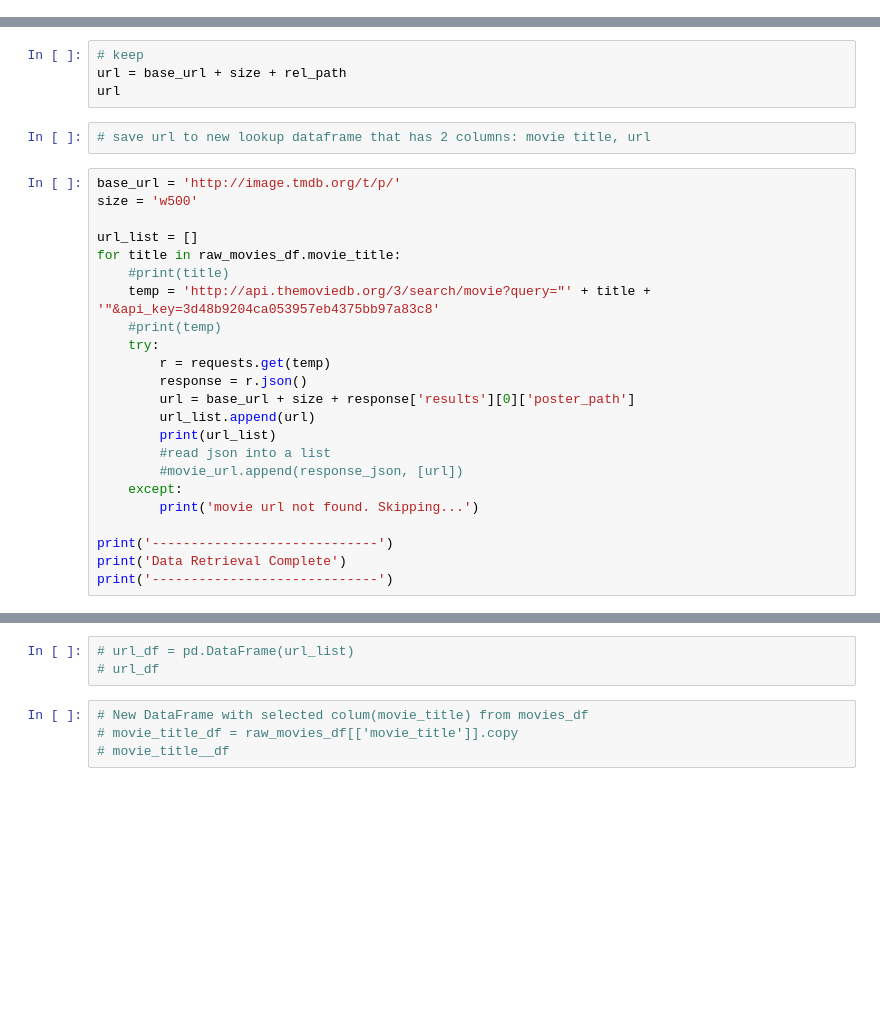
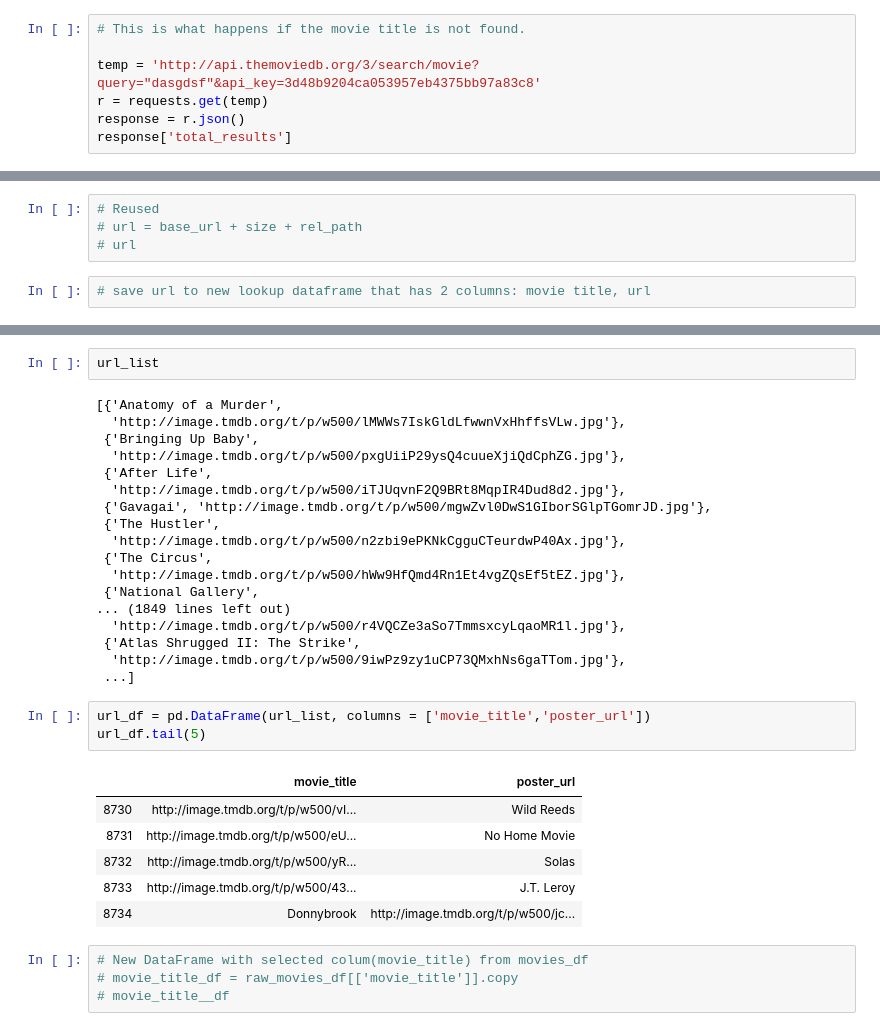
Before and after one commit to AddyBenny/Group_Project_2---UCI-Data-Analysis-Bootcamp-2020---Team-8, a Jupyter notebook: Project.ipynb, the cells around one changed output, grey strips where cells are left out. Drawn from its saved outputs; the diff is of its cells as text; blank space fills up the shorter version.

```diff
--- a/Project.ipynb
+++ b/Project.ipynb
@@ -66,3 +84,10 @@ temp = 'http://api.themoviedb.org/3/search/movie?query=Gavaga&api_key=3d48b9204c
 r = requests.get(temp)
 response = r.json()
 response['results'][0]['poster_path']
+# %%
+# This is what happens if the movie title is not found.
+
+temp = 'http://api.themoviedb.org/3/search/movie?query="dasgdsf"&api_key=3d48b9204ca053957eb4375bb97a83c8'
+r = requests.get(temp)
+response = r.json()
+response['total_results']
@@ -74,29 +101,6 @@ rel_path = '/mgwZvl0DwS1GIborSGlpTGomrJD.jpg'
 # %%
-# keep
-url = base_url + size + rel_path
-url
+# Reused
+# url = base_url + size + rel_path
+# url
 # %%
 # save url to new lookup dataframe that has 2 columns: movie title, url
-# %%
-base_url = 'http://image.tmdb.org/t/p/'
-size = 'w500'
-
-url_list = []
-for title in raw_movies_df.movie_title:
-    #print(title)
-    temp = 'http://api.themoviedb.org/3/search/movie?query="' + title + '"&api_key=3d48b9204ca053957eb4375bb97a83c8'
-    #print(temp)
-    try:
-        r = requests.get(temp)
-        response = r.json()
-        url = base_url + size + response['results'][0]['poster_path']
-        url_list.append(url)
-        print(url_list)
-        #read json into a list
-        #movie_url.append(response_json, [url])
-    except:
-        print('movie url not found. Skipping...')
-
-print('-----------------------------')
-print('Data Retrieval Complete')
-print('-----------------------------')
@@ -103,6 +193,33 @@ print('-----------------------------')
+# %%
+url_list
+# %% [output]
+[{'Anatomy of a Murder',
+  'http://image.tmdb.org/t/p/w500/lMWWs7IskGldLfwwnVxHhffsVLw.jpg'},
+ {'Bringing Up Baby',
+  'http://image.tmdb.org/t/p/w500/pxgUiiP29ysQ4cuueXjiQdCphZG.jpg'},
+ {'After Life',
+  'http://image.tmdb.org/t/p/w500/iTJUqvnF2Q9BRt8MqpIR4Dud8d2.jpg'},
+ {'Gavagai', 'http://image.tmdb.org/t/p/w500/mgwZvl0DwS1GIborSGlpTGomrJD.jpg'},
+ {'The Hustler',
+  'http://image.tmdb.org/t/p/w500/n2zbi9ePKNkCgguCTeurdwP40Ax.jpg'},
+ {'The Circus',
+  'http://image.tmdb.org/t/p/w500/hWw9HfQmd4Rn1Et4vgZQsEf5tEZ.jpg'},
+ {'National Gallery',
+... (1849 lines left out)
+  'http://image.tmdb.org/t/p/w500/r4VQCZe3aSo7TmmsxcyLqaoMR1l.jpg'},
+ {'Atlas Shrugged II: The Strike',
+  'http://image.tmdb.org/t/p/w500/9iwPz9zy1uCP73QMxhNs6gaTTom.jpg'},
+ ...]
 # %%
-# url_df = pd.DataFrame(url_list)
-# url_df
+url_df = pd.DataFrame(url_list, columns = ['movie_title','poster_url'])
+url_df.tail(5)
+# %% [output]
+|  | movie_title | poster_url |
+| 8730 | http://image.tmdb.org/t/p/w500/vI... | Wild Reeds |
+| 8731 | http://image.tmdb.org/t/p/w500/eU... | No Home Movie |
+| 8732 | http://image.tmdb.org/t/p/w500/yR... | Solas |
+| 8733 | http://image.tmdb.org/t/p/w500/43... | J.T. Leroy |
+| 8734 | Donnybrook | http://image.tmdb.org/t/p/w500/jc... |
 # %%
 # New DataFrame with selected colum(movie_title) from movies_df
 # movie_title_df = raw_movies_df[['movie_title']].copy
```
Also changed, not shown: parts of 9 cells of this notebook, 3 other files.
